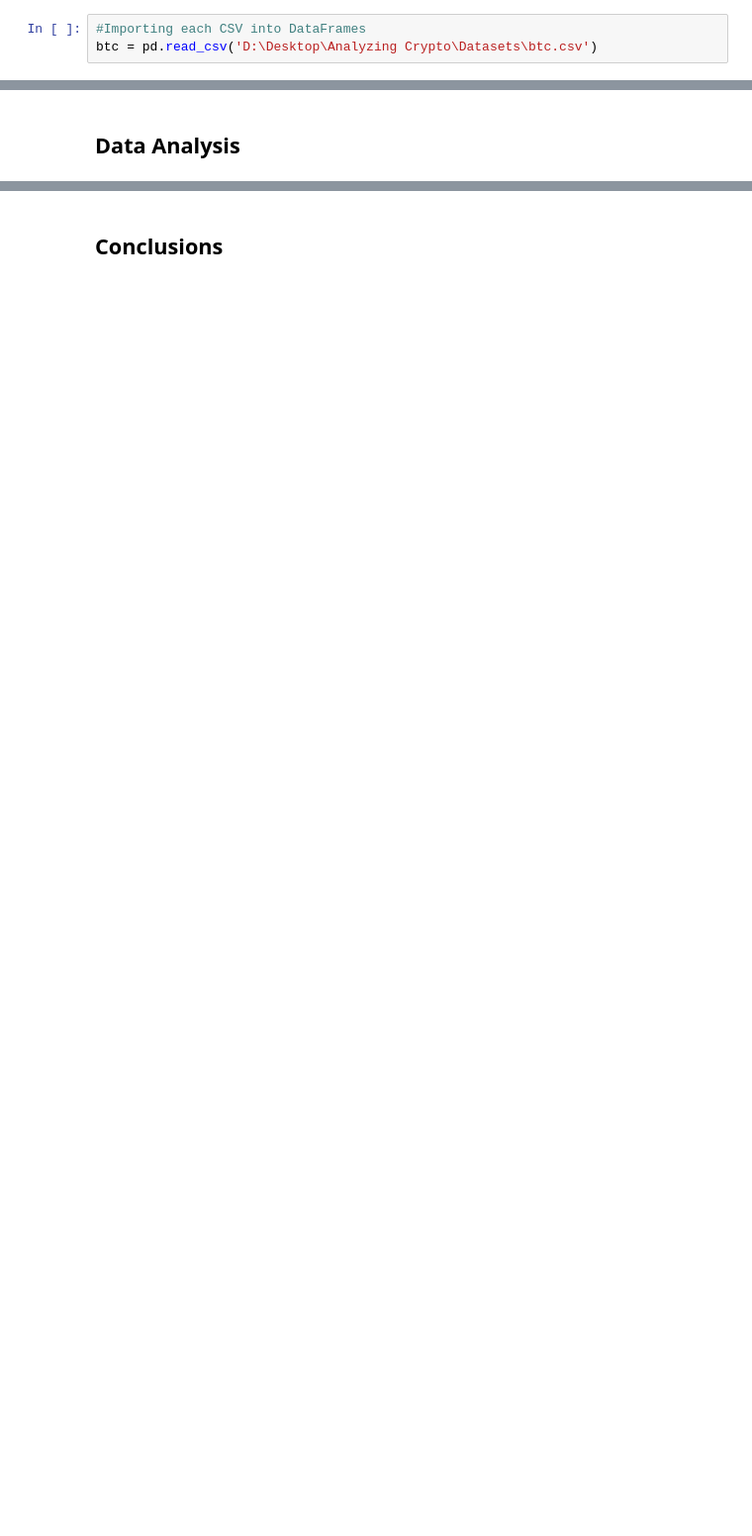
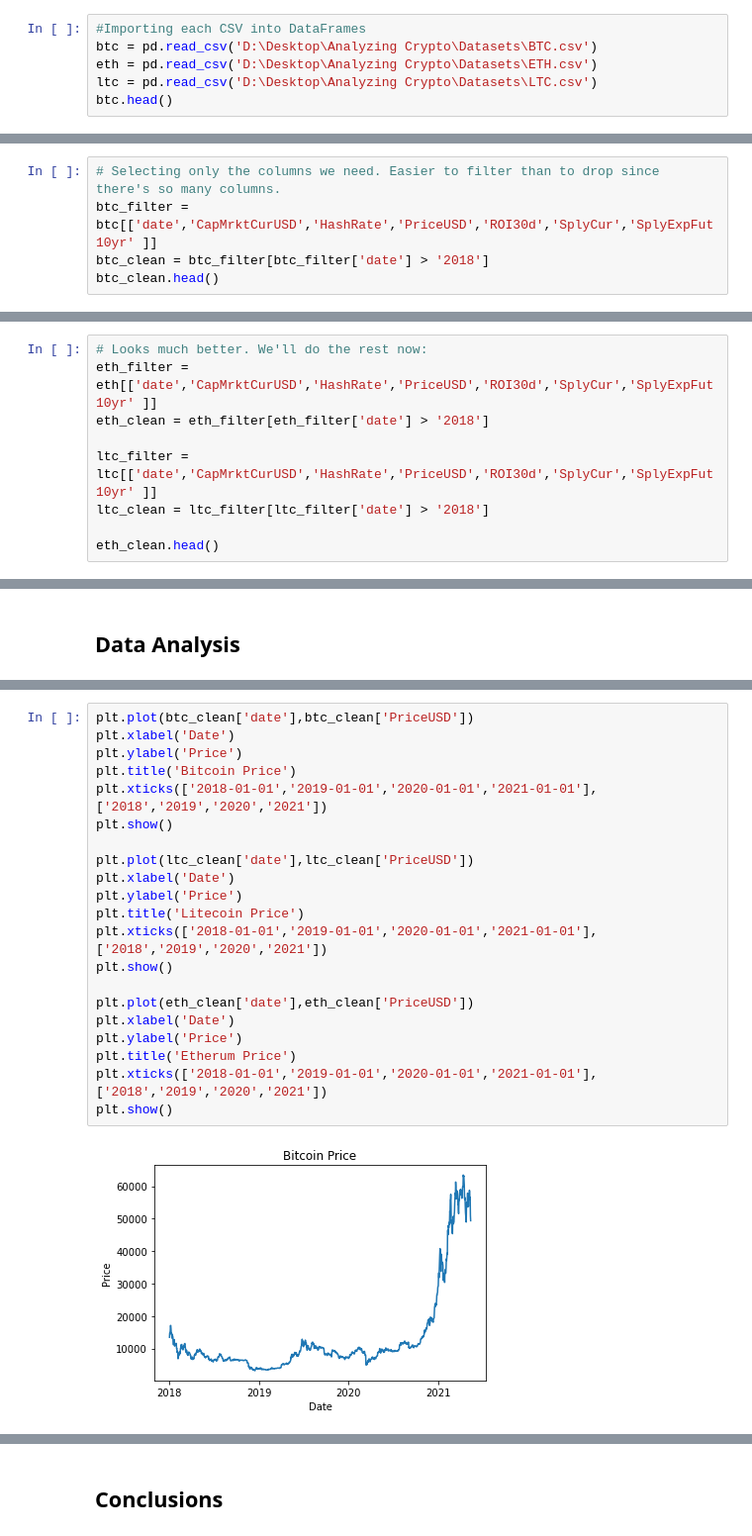
Before and after one commit to bqtphan/Analyzing-Cryptocurrencies, a Jupyter notebook: Analyzing Cryptocurrencies.ipynb, the cells around one changed output, grey strips where cells are left out. Shown: that part at 99% size. Drawn from its saved outputs; the diff is of its cells as text; blank space fills up the shorter version.

```diff
--- a/Analyzing Cryptocurrencies.ipynb
+++ b/Analyzing Cryptocurrencies.ipynb
@@ -22,4 +21,7 @@ import seaborn as sns
 # %%
 #Importing each CSV into DataFrames
-btc = pd.read_csv('D:\Desktop\Analyzing Crypto\Datasets\btc.csv')
+btc = pd.read_csv('D:\Desktop\Analyzing Crypto\Datasets\BTC.csv')
+eth = pd.read_csv('D:\Desktop\Analyzing Crypto\Datasets\ETH.csv')
+ltc = pd.read_csv('D:\Desktop\Analyzing Crypto\Datasets\LTC.csv')
+btc.head()
 # %% [output]
@@ -35,0 +45,5 @@ SplyExpFut10yr
+# %%
+# Selecting only the columns we need. Easier to filter than to drop since there's so many columns.
+btc_filter = btc[['date','CapMrktCurUSD','HashRate','PriceUSD','ROI30d','SplyCur','SplyExpFut10yr' ]]
+btc_clean = btc_filter[btc_filter['date'] > '2018']
+btc_clean.head()
@@ -35,0 +57,9 @@ SplyExpFut10yr
+# %%
+# Looks much better. We'll do the rest now:
+eth_filter = eth[['date','CapMrktCurUSD','HashRate','PriceUSD','ROI30d','SplyCur','SplyExpFut10yr' ]]
+eth_clean = eth_filter[eth_filter['date'] > '2018']
+
+ltc_filter = ltc[['date','CapMrktCurUSD','HashRate','PriceUSD','ROI30d','SplyCur','SplyExpFut10yr' ]]
+ltc_clean = ltc_filter[ltc_filter['date'] > '2018']
+
+eth_clean.head()
@@ -37,0 +89,23 @@ SplyExpFut10yr
+# %%
+plt.plot(btc_clean['date'],btc_clean['PriceUSD'])
+plt.xlabel('Date')
+plt.ylabel('Price')
+plt.title('Bitcoin Price')
+plt.xticks(['2018-01-01','2019-01-01','2020-01-01','2021-01-01'],['2018','2019','2020','2021'])
+plt.show()
+
+plt.plot(ltc_clean['date'],ltc_clean['PriceUSD'])
+plt.xlabel('Date')
+plt.ylabel('Price')
+plt.title('Litecoin Price')
+plt.xticks(['2018-01-01','2019-01-01','2020-01-01','2021-01-01'],['2018','2019','2020','2021'])
+plt.show()
+
+plt.plot(eth_clean['date'],eth_clean['PriceUSD'])
+plt.xlabel('Date')
+plt.ylabel('Price')
+plt.title('Etherum Price')
+plt.xticks(['2018-01-01','2019-01-01','2020-01-01','2021-01-01'],['2018','2019','2020','2021'])
+plt.show()
+# %% [output]
+[figure, added]
```
Also changed, not shown: parts of 18 cells of this notebook.
